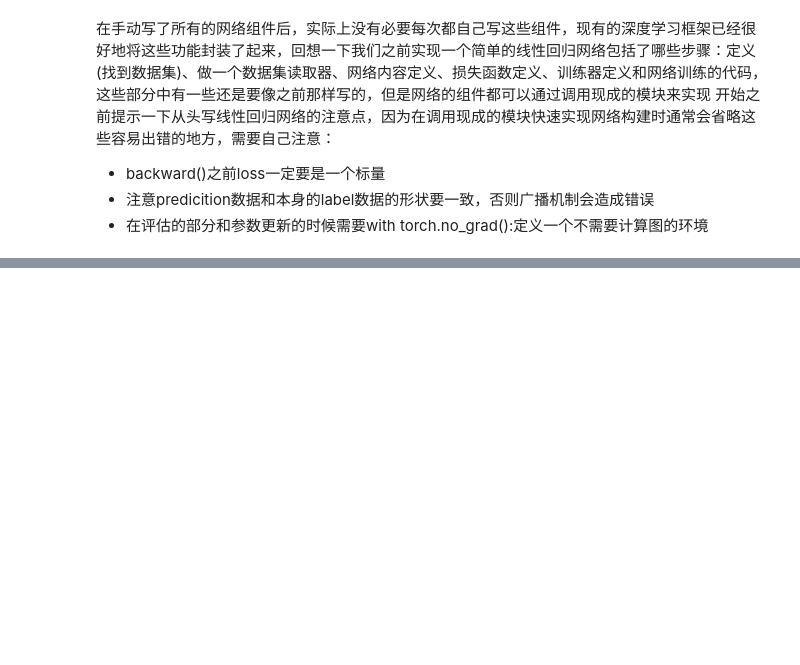
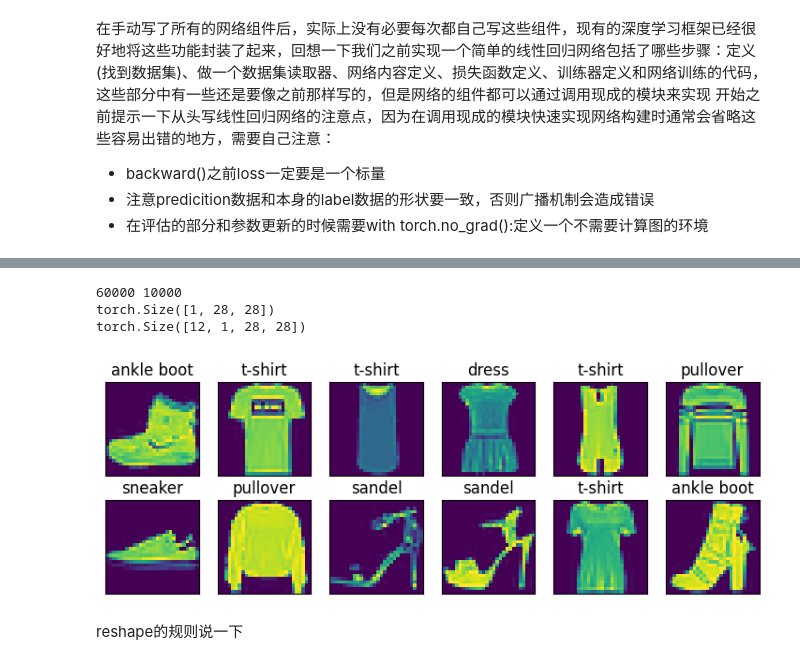
Before and after one commit to wanna-bornb-disciplinant/d2l_pytorch, a Jupyter notebook: chapter3_linear_network.ipynb, the cells around one changed output, grey strips where cells are left out. Drawn from its saved outputs; the diff is of its cells as text; code cells hidden in the pictures; blank space fills up the shorter version.

```diff
--- a/chapter3_linear_network.ipynb
+++ b/chapter3_linear_network.ipynb
@@ -265,0 +269,42 @@ tensor(10.1000)
+# %%
+import torch
+import torchvision
+from torch.utils import data
+from torchvision import transforms
+from matplotlib import pyplot as plt
+
+trans = transforms.ToTensor()
+mnist_train = torchvision.datasets.FashionMNIST(root = "../data",train = True,transform=trans,download = True)
+mnist_test = torchvision.datasets.FashionMNIST(root="../data",train=False,download=True,transform=trans)
+
+print(len(mnist_train),len(mnist_test))
+print(mnist_train[0][0].shape) #第一个维度指定feature,第二个维度指定第几个
+
+def show_labels(labels):
+    name_labels = ['t-shirt','trousers','pullover','dress','coat','sandel','shirt','sneaker','bag','ankle boot']
+    return [name_labels[int(i)] for i in labels] # 要写int 不然不能正确索引
+
+def show_images(images,num_rows,num_cols,scale=1.5,labels=None):
+    figure_size = [num_cols*scale,num_rows*scale]
+    _,axes = plt.subplots(nrows=num_rows,ncols=num_cols,figsize=figure_size)
+    axes = axes.flatten()
+    for i,(axe,image) in enumerate(zip(axes,images)):
+        if torch.is_tensor(image):
+            axe.imshow(image.numpy())
+        else:
+            axe.imshow(image)
+        axe.axes.get_xaxis().set_visible(False)
+        axe.axes.get_yaxis().set_visible(False)
+        if labels:
+            axe.set_title(labels[i])
+
+X,y = next(iter(data.DataLoader(mnist_train,batch_size=12)))
+print(X.shape) # 12*1*28*28
+show_images(X.squeeze(),num_rows=2,num_cols=6,labels=show_labels(y))
+# %% [output]
+60000 10000
+torch.Size([1, 28, 28])
+torch.Size([12, 1, 28, 28])
+[figure, added]
+# %% [markdown]
+reshape的规则说一下
```
Also changed, not shown: parts of 3 cells of this notebook.
